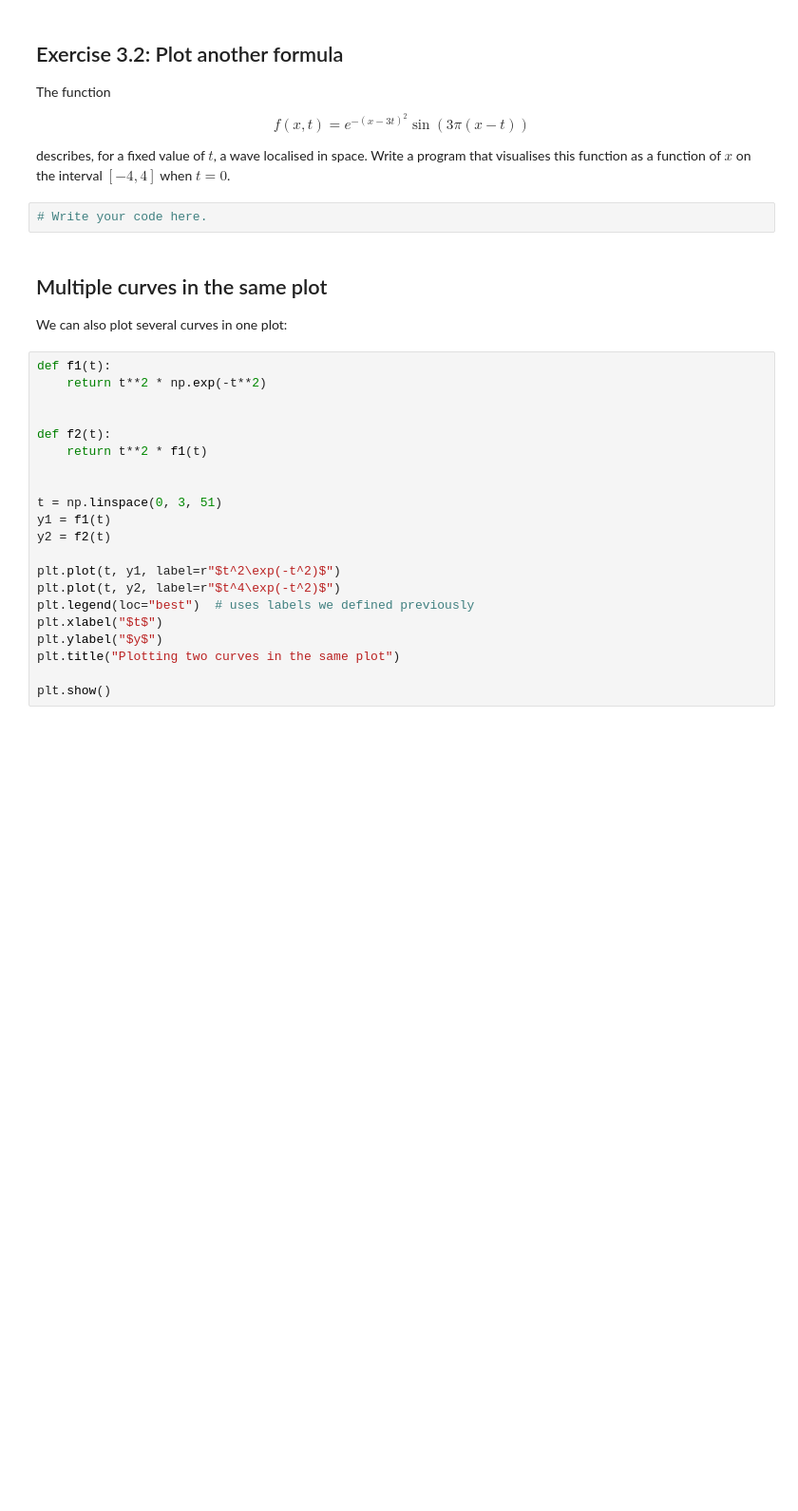
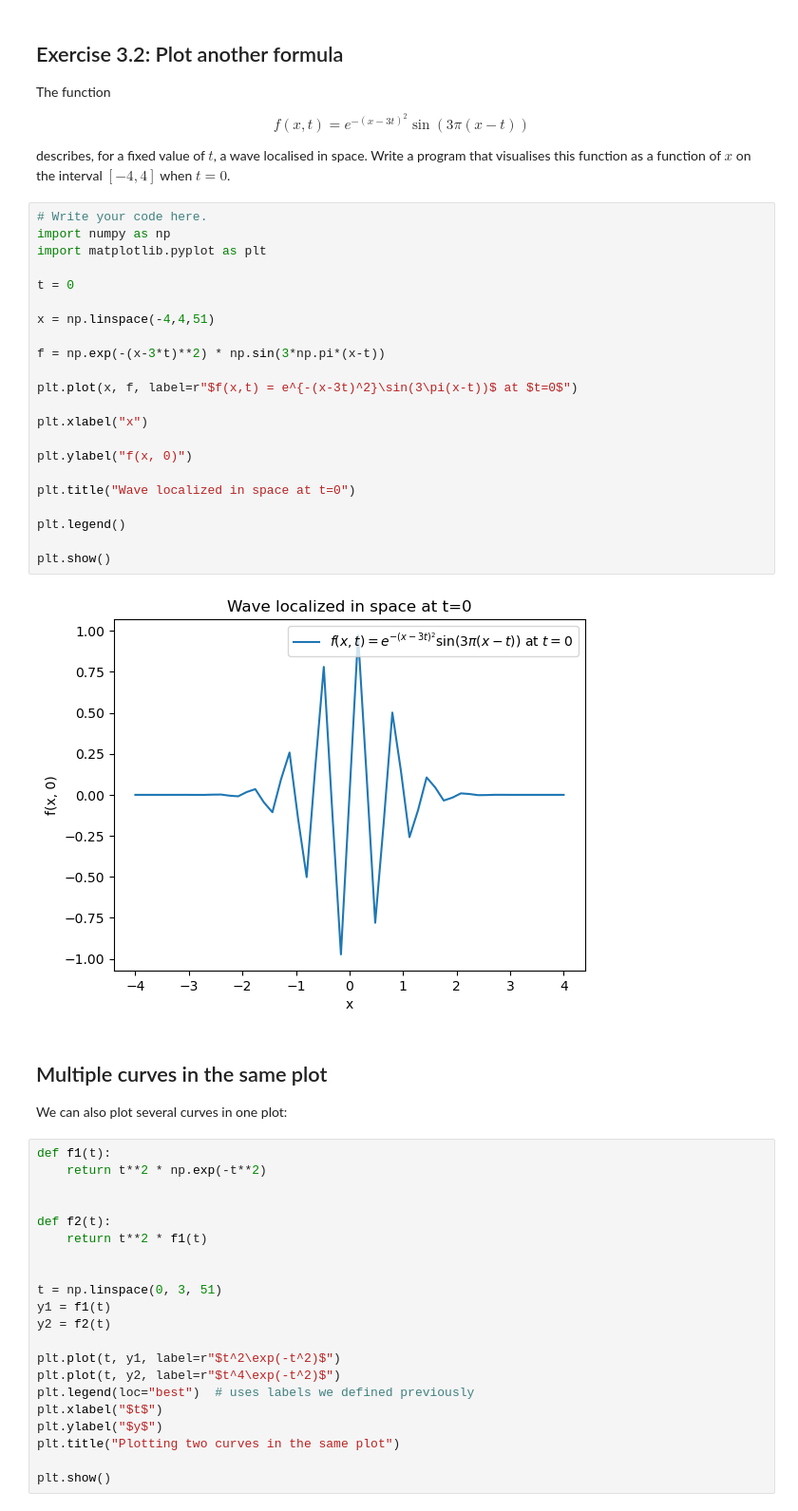
Before and after one commit to ese-ada-lovelace-2025/introduction-to-python-zzzz12389, a Jupyter notebook: lecture3/lecture3.ipynb, the cells around one changed output. Shown at 95% size. Drawn from its saved outputs; the diff is of its cells as text; blank space fills up the shorter version.

```diff
--- a/lecture3/lecture3.ipynb
+++ b/lecture3/lecture3.ipynb
@@ -68,8 +111,30 @@ The function
 $$f(x, t) = e^{-(x - 3t)^2}\sin(3\pi(x - t))$$
 
 describes, for a fixed value of $t$, a wave localised in space. Write a program that visualises this function as a function of $x$ on the interval $[−4, 4]$ when $t = 0$.
-# %%
-# Write your code here.
+# %%
+# Write your code here.
+import numpy as np
+import matplotlib.pyplot as plt
+
+t = 0
+
+x = np.linspace(-4,4,51)
+
+f = np.exp(-(x-3*t)**2) * np.sin(3*np.pi*(x-t))
+
+plt.plot(x, f, label=r"$f(x,t) = e^{-(x-3t)^2}\sin(3\pi(x-t))$ at $t=0$")
+
+plt.xlabel("x")
+
+plt.ylabel("f(x, 0)")
+
+plt.title("Wave localized in space at t=0")
+
+plt.legend()
+
+plt.show()
+# %% [output]
+[figure, added]
 # %% [markdown]
 ## Multiple curves in the same plot
 
```
Also changed, not shown: parts of 27 cells of this notebook.
